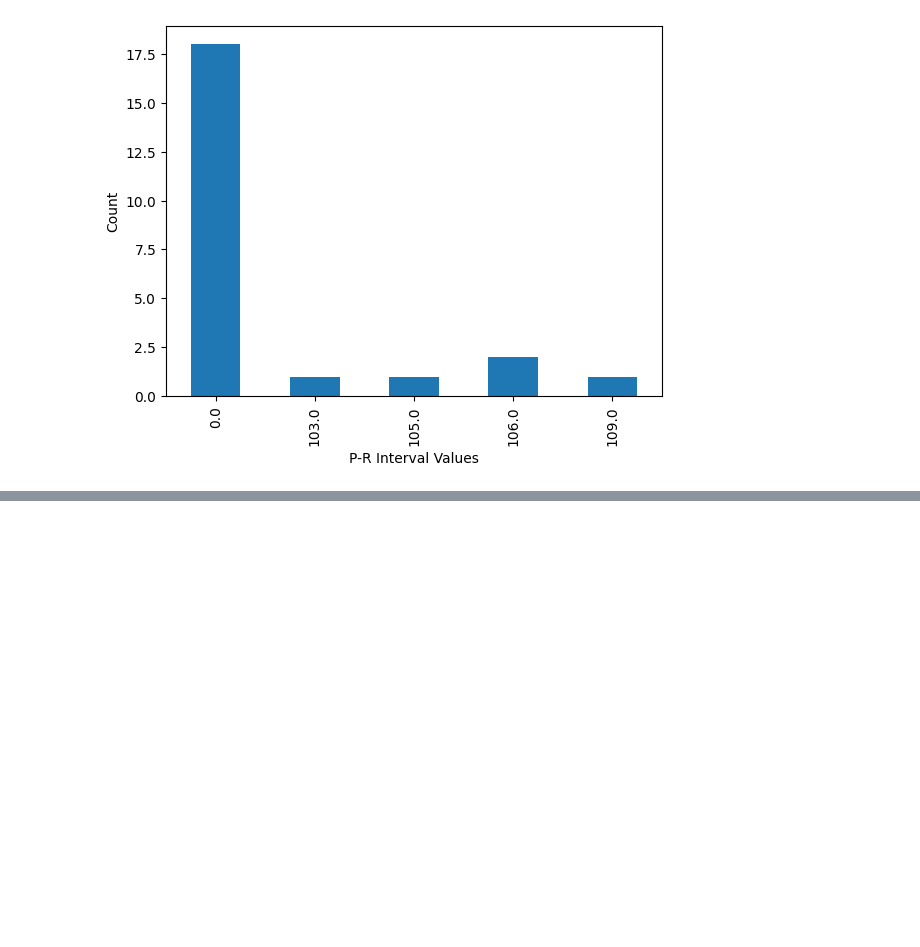
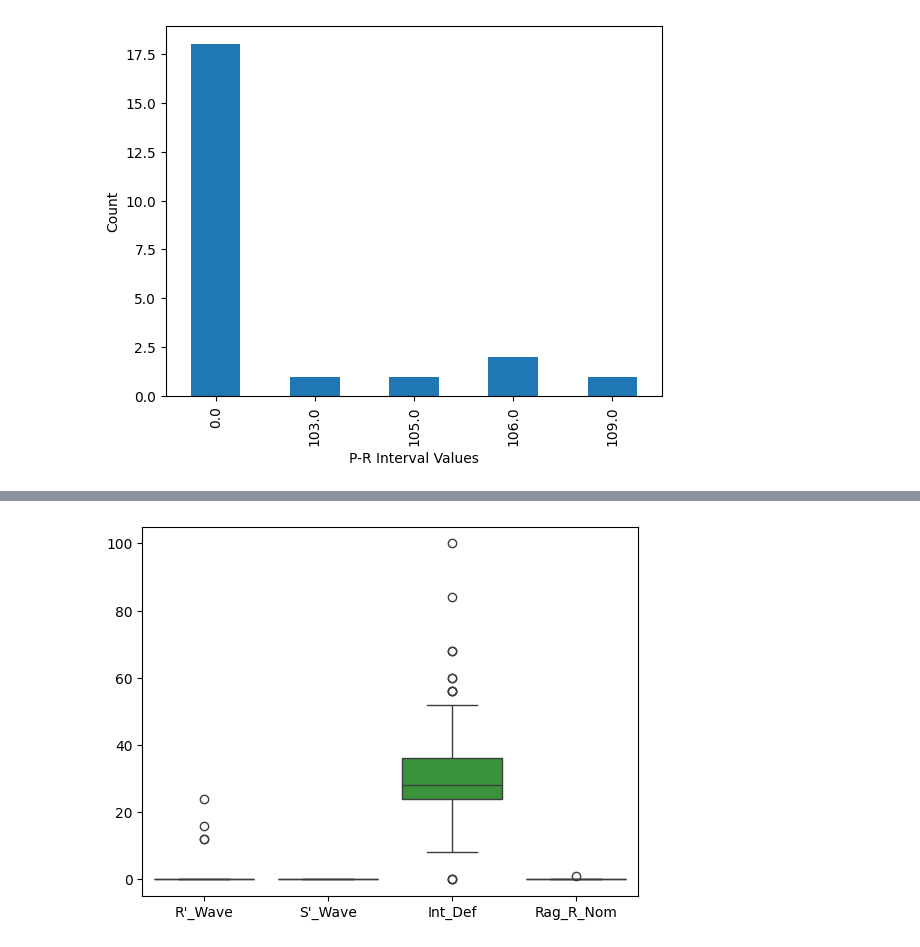
Before and after one commit to heytanix/PROJECT_ARRHYTHMIA, a Jupyter notebook: Oversampled_and_PCA.ipynb, the cells around one changed output, grey strips where cells are left out. Cells and saved outputs as stored; diff of their text form; code cells hidden in the pictures; blank space fills up the shorter version.

```diff
--- a/Oversampled_and_PCA.ipynb
+++ b/Oversampled_and_PCA.ipynb
@@ -279,0 +290,4 @@ plt.ylabel('Count');
+# %%
+sns.boxplot(data=final_df[["R'_Wave","S'_Wave","Int_Def","Rag_R_Nom"]]);
+# %% [output]
+[figure, added]
```
Also changed, not shown: parts of 10 cells of this notebook.
